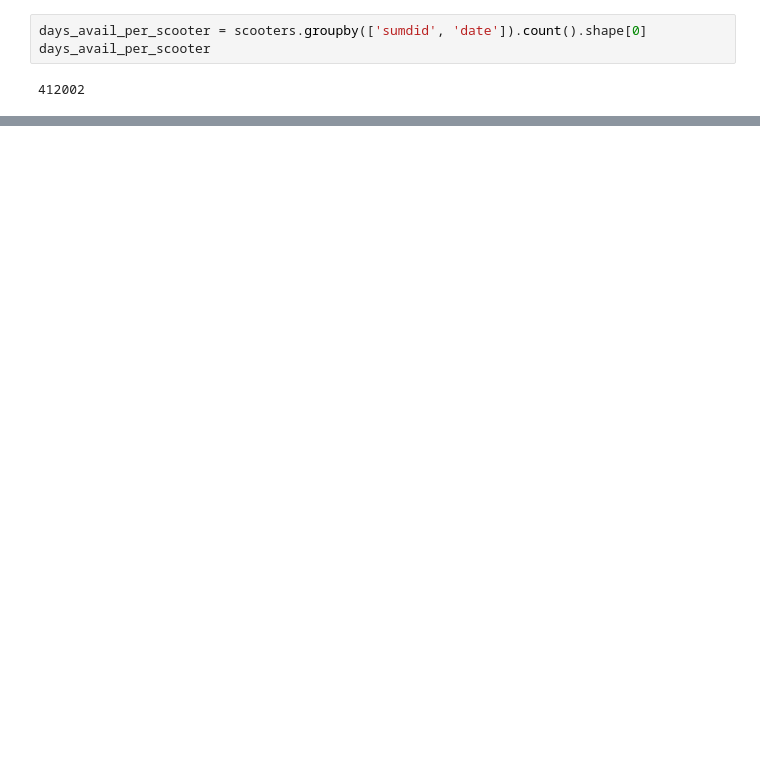
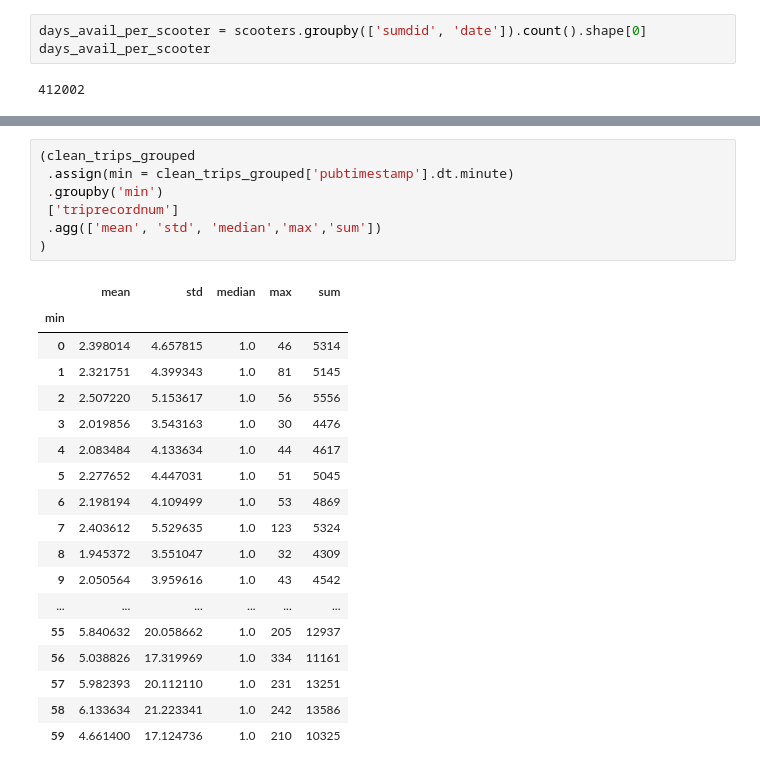
Before and after one commit to NSS-Data-Analytics-Cohort-11/scooters-margherita, a Jupyter notebook: notebook/scooters.ipynb, the cells around one changed output, grey strips where cells are left out. Cells and saved outputs as stored; diff of their text form; blank space fills up the shorter version.

```diff
--- a/notebook/scooters.ipynb
+++ b/notebook/scooters.ipynb
@@ -357,0 +415,26 @@ days_avail_company = scooters.groupby(['companyname', 'sumdid', 'date'])
+# %%
+(clean_trips_grouped
+ .assign(min = clean_trips_grouped['pubtimestamp'].dt.minute)
+ .groupby('min')
+ ['triprecordnum']
+ .agg(['mean', 'std', 'median','max','sum'])
+)
+# %% [output]
+|  | mean | std | median | max | sum |
+| min |  |  |  |  |  |
+| 0 | 2.398014 | 4.657815 | 1.0 | 46 | 5314 |
+| 1 | 2.321751 | 4.399343 | 1.0 | 81 | 5145 |
+| 2 | 2.507220 | 5.153617 | 1.0 | 56 | 5556 |
+| 3 | 2.019856 | 3.543163 | 1.0 | 30 | 4476 |
+| 4 | 2.083484 | 4.133634 | 1.0 | 44 | 4617 |
+| 5 | 2.277652 | 4.447031 | 1.0 | 51 | 5045 |
+| 6 | 2.198194 | 4.109499 | 1.0 | 53 | 4869 |
+| 7 | 2.403612 | 5.529635 | 1.0 | 123 | 5324 |
+| 8 | 1.945372 | 3.551047 | 1.0 | 32 | 4309 |
+| 9 | 2.050564 | 3.959616 | 1.0 | 43 | 4542 |
+| ... | ... | ... | ... | ... | ... |
+| 55 | 5.840632 | 20.058662 | 1.0 | 205 | 12937 |
+| 56 | 5.038826 | 17.319969 | 1.0 | 334 | 11161 |
+| 57 | 5.982393 | 20.112110 | 1.0 | 231 | 13251 |
+| 58 | 6.133634 | 21.223341 | 1.0 | 242 | 13586 |
+| 59 | 4.661400 | 17.124736 | 1.0 | 210 | 10325 |
```
Also changed, not shown: parts of 26 cells of this notebook.
